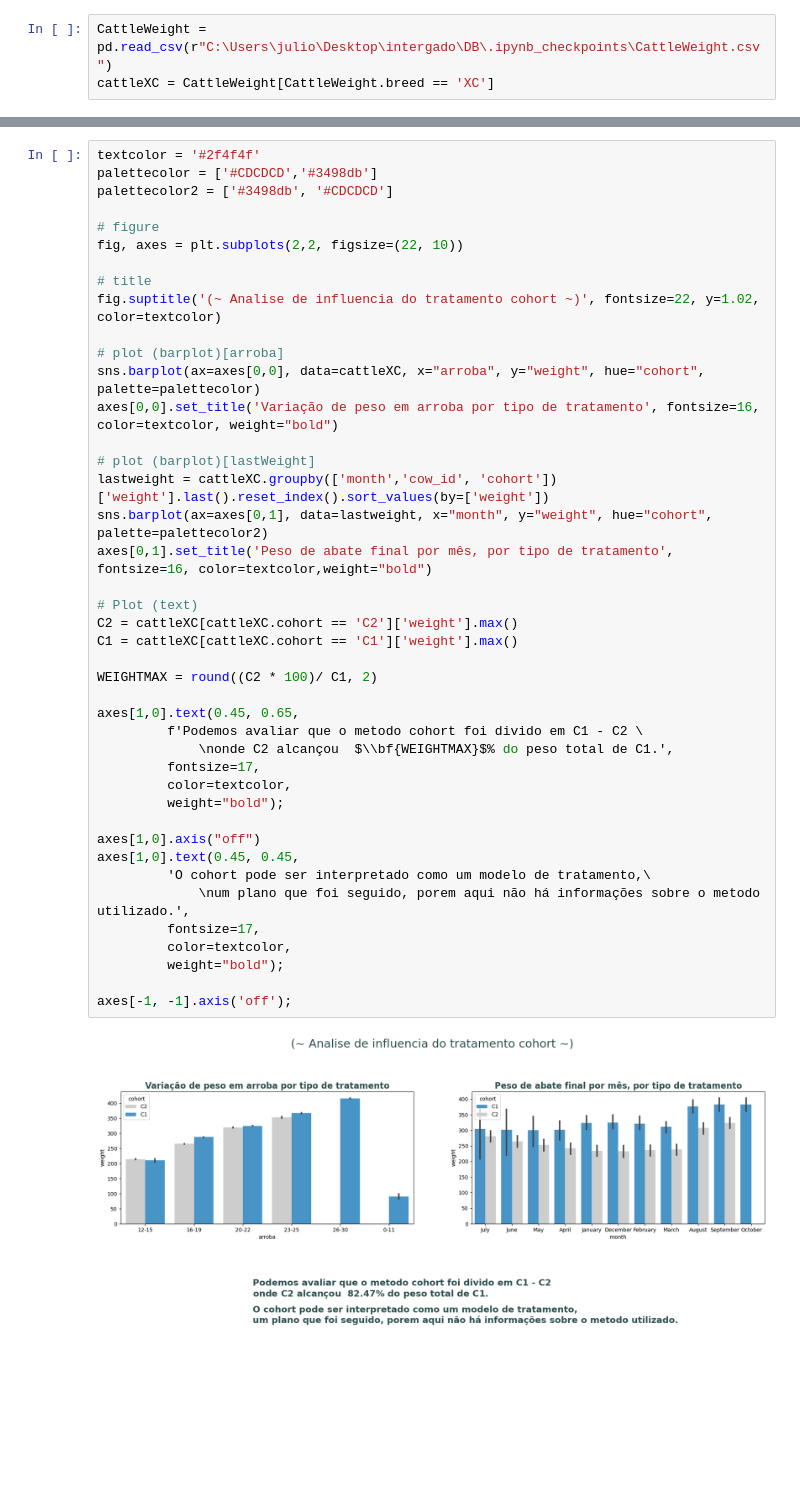
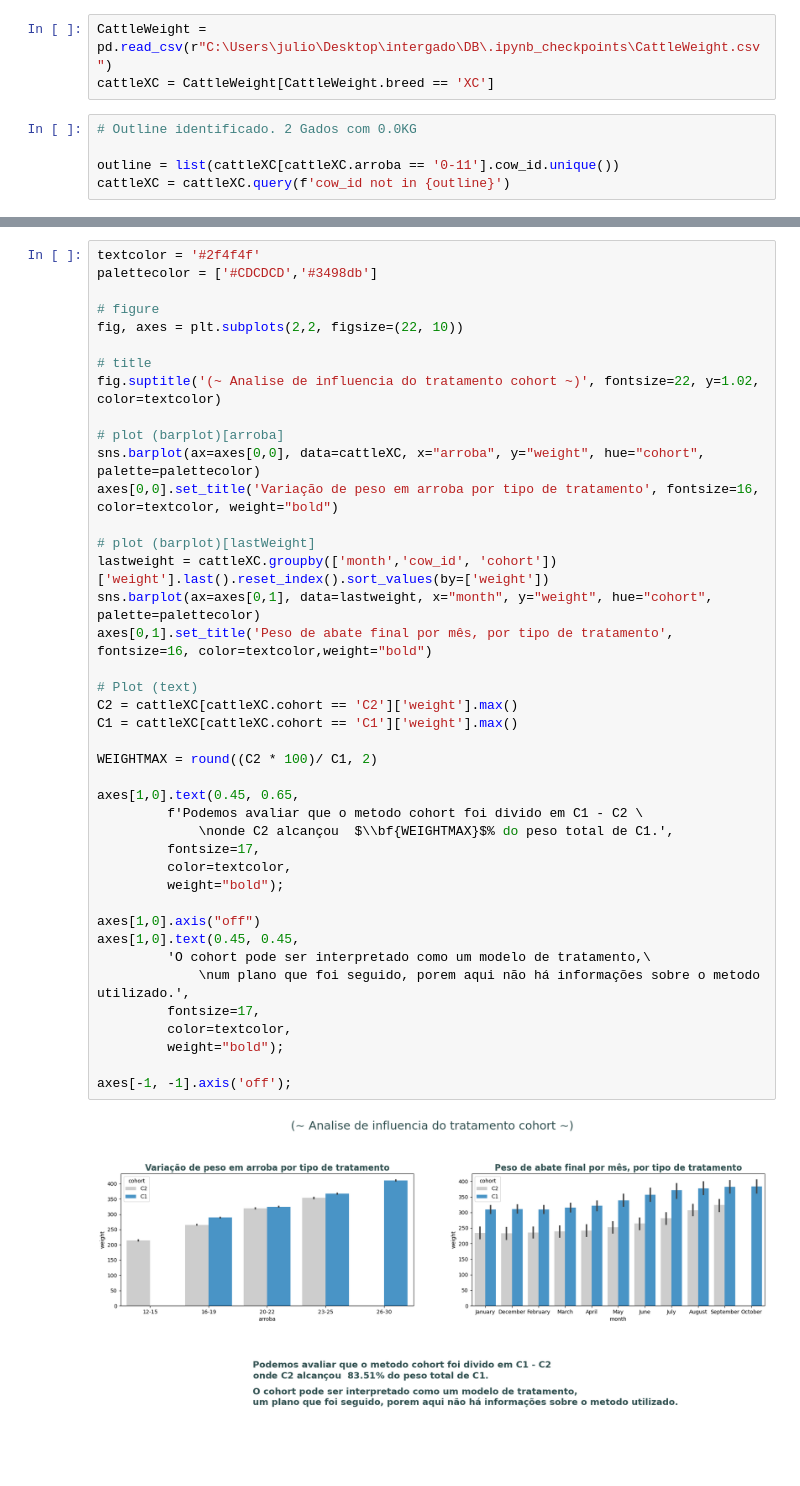
Before and after one commit to juliopk543/zootecnia-pecuaria-precisao, a Jupyter notebook: AnaliseRebanho(USD).gov/Analise/Crioulo-MesticoDeCorte-checkpoint.ipynb, the cells around one changed output, grey strips where cells are left out. Saved outputs shown, nothing was run; the diff lists cells and outputs as text; blank space fills up the shorter version.

```diff
--- a/AnaliseRebanho(USD).gov/Analise/Crioulo-MesticoDeCorte-checkpoint.ipynb
+++ b/AnaliseRebanho(USD).gov/Analise/Crioulo-MesticoDeCorte-checkpoint.ipynb
@@ -6,6 +6,11 @@ import matplotlib.pyplot as plt
 # %%
 CattleWeight = pd.read_csv(r"C:\Users\julio\Desktop\intergado\DB\.ipynb_checkpoints\CattleWeight.csv")
 cattleXC = CattleWeight[CattleWeight.breed == 'XC']
+# %%
+# Outline identificado. 2 Gados com 0.0KG
+
+outline = list(cattleXC[cattleXC.arroba == '0-11'].cow_id.unique())
+cattleXC = cattleXC.query(f'cow_id not in {outline}')
 # %%
 # figure
 fig, axes = plt.subplots(1,2, figsize=(22, 5))
@@ -47,7 +52,6 @@ axes[1].text(-0.01, 0.15,
 # %%
 textcolor = '#2f4f4f'
 palettecolor = ['#CDCDCD','#3498db']
-palettecolor2 = ['#3498db', '#CDCDCD']
 
 # figure
 fig, axes = plt.subplots(2,2, figsize=(22, 10))
@@ -59,32 +63,32 @@ fig.suptitle('(~ Analise de influencia do tratamento cohort ~)', fontsize=22, y=
 sns.barplot(ax=axes[0,0], data=cattleXC, x="arroba", y="weight", hue="cohort", palette=palettecolor)
 axes[0,0].set_title('Variação de peso em arroba por tipo de tratamento', fontsize=16, color=textcolor, weight="bold")
 
 # plot (barplot)[lastWeight]
 lastweight = cattleXC.groupby(['month','cow_id', 'cohort'])['weight'].last().reset_index().sort_values(by=['weight'])
-sns.barplot(ax=axes[0,1], data=lastweight, x="month", y="weight", hue="cohort", palette=palettecolor2)
+sns.barplot(ax=axes[0,1], data=lastweight, x="month", y="weight", hue="cohort", palette=palettecolor)
 axes[0,1].set_title('Peso de abate final por mês, por tipo de tratamento', fontsize=16, color=textcolor,weight="bold")
 
 # Plot (text)
 C2 = cattleXC[cattleXC.cohort == 'C2']['weight'].max()
 C1 = cattleXC[cattleXC.cohort == 'C1']['weight'].max()
 
 WEIGHTMAX = round((C2 * 100)/ C1, 2)
 
 axes[1,0].text(0.45, 0.65,
          f'Podemos avaliar que o metodo cohort foi divido em C1 - C2 \
              \nonde C2 alcançou  $\\bf{WEIGHTMAX}$% do peso total de C1.',
          fontsize=17,
          color=textcolor,
          weight="bold");
 
 axes[1,0].axis("off")
 axes[1,0].text(0.45, 0.45,
          'O cohort pode ser interpretado como um modelo de tratamento,\
              \num plano que foi seguido, porem aqui não há informações sobre o metodo utilizado.',
          fontsize=17,
          color=textcolor,
          weight="bold");
 
 axes[-1, -1].axis('off');
 # %% [output]
-[figure, old version]
+[figure, new version]
```
Also changed, not shown: parts of 10 cells of this notebook.
